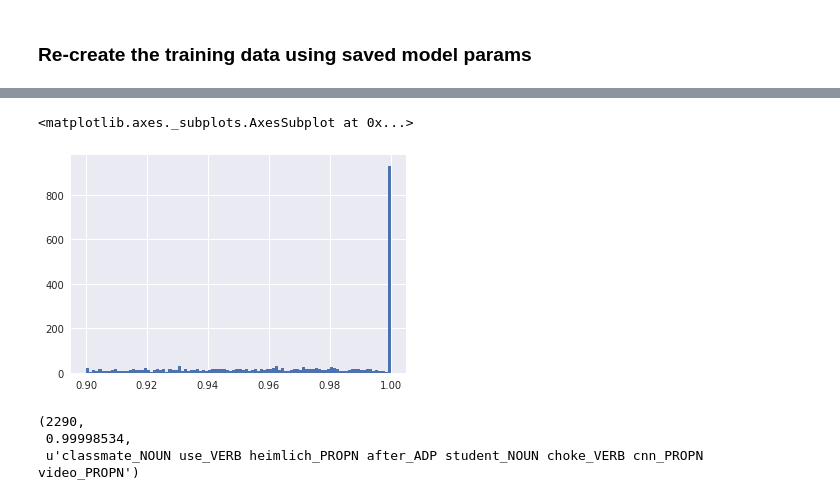
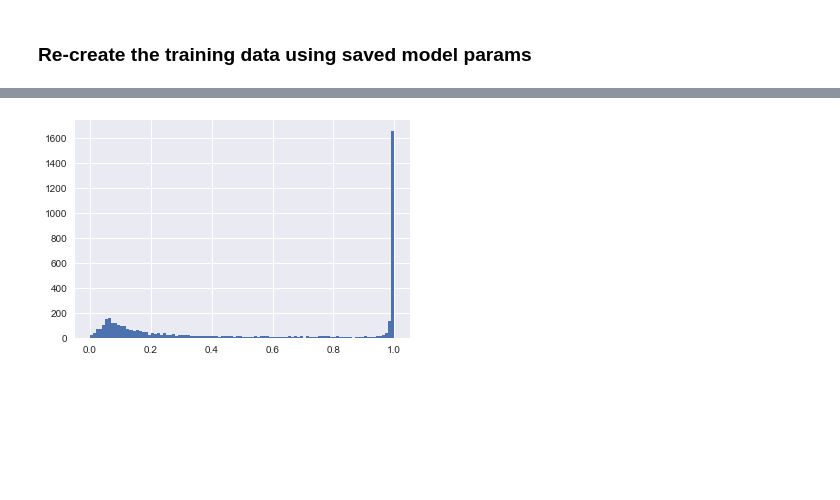
Before and after one commit to davebiagioni/news-bias-classifier, a Jupyter notebook: news_cleaner/3-analysis.ipynb, the cells around one changed output, grey strips where cells are left out. Cells and saved outputs as stored; diff of their text form; code cells hidden in the pictures; blank space fills up the shorter version.

```diff
--- a/news_cleaner/3-analysis.ipynb
+++ b/news_cleaner/3-analysis.ipynb
@@ -29,11 +29,7 @@ import rnn
 # %%
 # Pick a model to load and extract the hyperparams.
 
-#model_name = 'models/64_64_64_0.5_False_20_20000_0.3_64_0.0_002_0.53010_0.73065_titles.h5'
-model_name = 'models/256_256_256_0.5_True_32_20000_0.0_64_0.0_1_32_titles_002_0.67408_0.50655_titles.h5'
+model_name = 'models/256_256_256_0.5_False_20_6747_0.0_64_0.0_1_32_titles_005_0.70946_0.42942_titles.h5'
 
 gru_dim, embed_dim, dense_dim, dropout, bidirectional, maxlen, topn, test_size, batch_size = \
   utils.parse_model_name(model_name)
-
-# Load the keras model
-model = load_model(model_name)
@@ -70,6 +78,0 @@ Ypred = model.predict(X)
-# %%
-# Look at distribution.  There are some funny extreme modes we should try to understand.
-
-fig, ax = plt.subplots()
-ax.set_xlabel('Predicted class probability')
-ax = plt.hist(Ypred[:, 10], 100)
@@ -77,0 +79,4 @@ ax = plt.hist(Ypred[:, 10], 100)
+# %%
+df['predicted_label'] = model.predict_classes(X)
+# %%
+df['predicted_prob'] = np.max(Ypred, axis=1)
@@ -78,33 +113,24 @@ ax = plt.hist(Ypred[:, 10], 100)
 # %%
 def plot_domain_scores(df, Y, domain, thresh=0.9):
     domain_idx = np.where(df['domain'] == domain)[0]
     if len(domain_idx) == 0:
         print('none found')
         return
     df = pd.DataFrame(df.iloc[domain_idx, :])
     Y = Y[domain_idx, :]
 
     col_idx = df['encoded_label'].iloc[0]
     Y = Y[:, col_idx]
 
     row_idx = np.where(Y > thresh)[0]
     Y = Y[row_idx]
     df = pd.DataFrame(df.iloc[row_idx, :])
 
     df['probs'] = Y
+    ax = df['probs'].hist(bins=100)
 
-    return df
+    return df, ax
 
-probs = plot_domain_scores(df, Ypred, 'cnn.com')
+_ = plot_domain_scores(df, Ypred, 'go.com', thresh=0.)
+# %% [output]
+[figure, added]
-# %%
-probs['probs'].hist(bins=100)
-# %% [output]
-<matplotlib.axes._subplots.AxesSubplot at 0x...>
-[figure, removed]
-# %%
-ix = 68
-probs.index[ix], probs['probs'].iloc[ix], probs['tokenized'].iloc[ix]
-# %% [output]
-(2290,
- 0.99998534,
- u'classmate_NOUN use_VERB heimlich_PROPN after_ADP student_NOUN choke_VERB cnn_PROPN video_PROPN')
```
Also changed, not shown: parts of 22 cells of this notebook.
